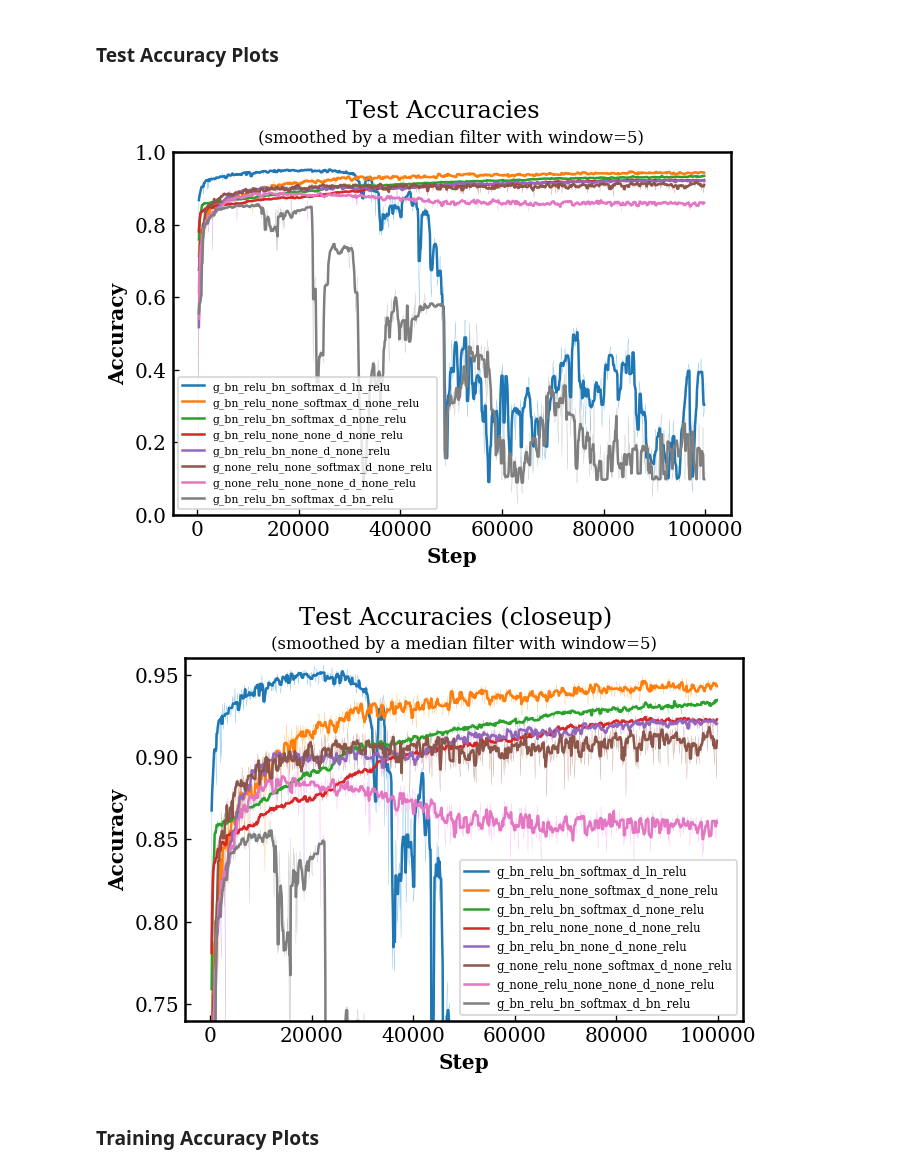
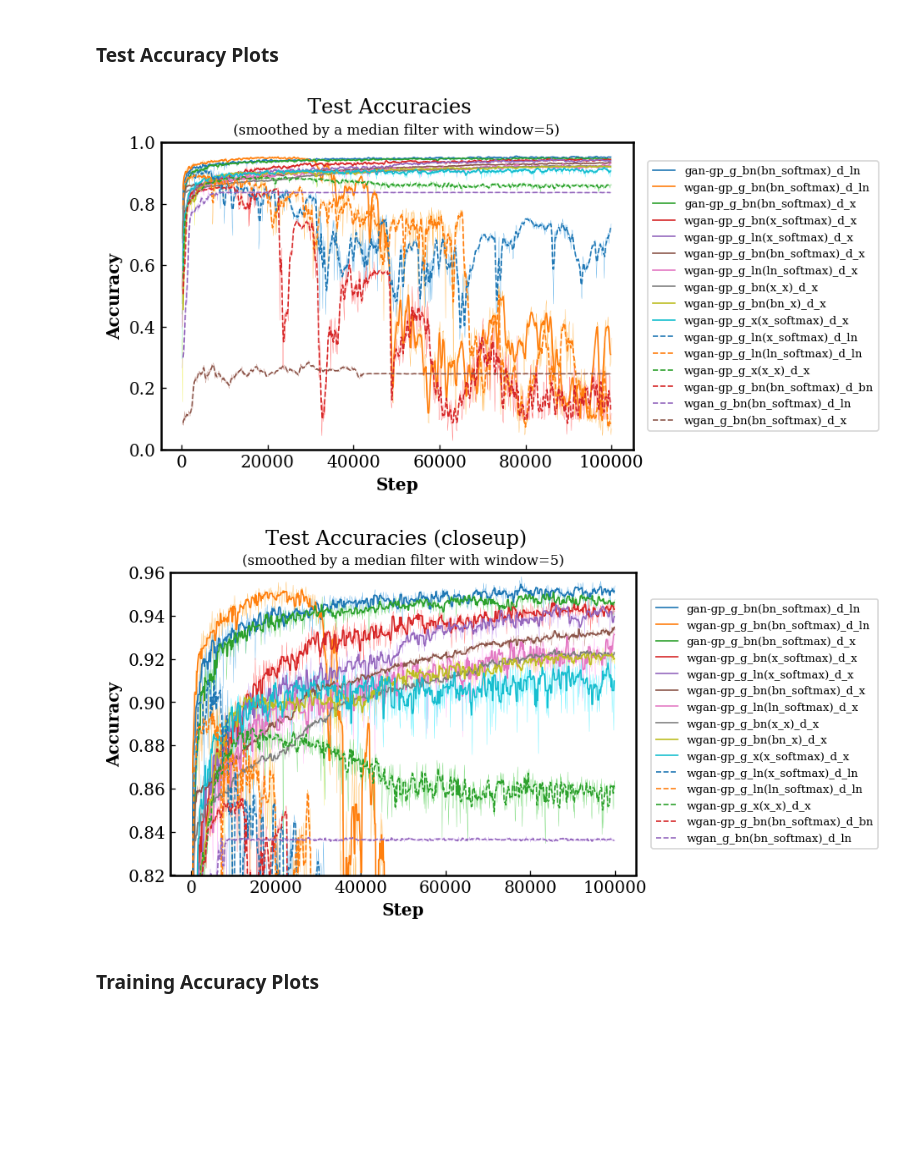
Before and after one commit to salu133445/dan, a Jupyter notebook: analysis/model_comparisons.ipynb, the cells around one changed output. Saved outputs shown, nothing was run; the diff lists cells and outputs as text; code cells hidden in the pictures; blank space fills up the shorter version.

```diff
--- a/analysis/model_comparisons.ipynb
+++ b/analysis/model_comparisons.ipynb
@@ -16,7 +18,10 @@ from matplotlib.ticker import FormatStrFormatter
 # Deal with the bold roman font bug, see
 #   https://github.com/matplotlib/matplotlib/issues/5574
 matplotlib.font_manager._rebuild()
-matplotlib.rcParams['font.family'] = 'serif'
-matplotlib.rcParams['font.size'] = 12.0
-plt.rcParams['figure.dpi'] = 120
-plt.rcParams['savefig.dpi'] = 120
+plt.rc('font', family='serif', size=12)
+plt.rc('figure', dpi=120)
+plt.rc('savefig', dpi=120)
+plt.rc('axes', prop_cycle=(
+    cycler(linestyle=['-', '--', '-.', ':']) *
+    cycler(color=['#1f77b4', '#ff7f0e', '#2ca02c', '#d62728', '#9467bd',
+                  '#8c564b', '#e377c2', '#7f7f7f', '#bcbd22', '#17becf'])))
@@ -57,4 +70,8 @@ def color_variant(hex_color, brightness_offset=1):
     rgb_int = [int(hex_value, 16) + brightness_offset for hex_value in rgb_hex]
     rgb_int = [min([255, max([0, i])]) for i in rgb_int]
     return "#" + "".join(['{:0>2}'.format(hex(i)[2:]) for i in rgb_int])
+
+def sort_by_max(data, *args):
+    sorted_indices = np.argsort(data)[::-1]
+    return tuple((np.array(arg)[sorted_indices] for arg in args))
 # %%
@@ -91,15 +95,15 @@ def plot_acc_curve(step, loss, smooth=None, window=5, label=None, filepath=None,
 # %% [markdown]
 ### Load Data
 # %%
-test_steps, test_losses, train_steps, train_losses = [], [], [], []
+test_steps, test_accs, train_steps, train_accs = [], [], [], []
 for exp_dir in EXP_DIRS:
     # Load test accuracies
-    filepath = os.path.join(exp_dir, 'logs', 'train', 'val_acc.log')
+    filepath = os.path.join(exp_dir[1], 'logs', 'train', 'val_acc.log')
     test_steps.append(np.loadtxt(filepath, int, delimiter=',', usecols=(0)))
-    test_losses.append(np.loadtxt(filepath, float, delimiter=',', usecols=(1)))
+    test_accs.append(np.loadtxt(filepath, float, delimiter=',', usecols=(1)))
     # Load training accuracies
-    filepath = os.path.join(exp_dir, 'logs', 'train', 'train_losses.log')
+    filepath = os.path.join(exp_dir[1], 'logs', 'train', 'train_losses.log')
     train_steps.append(np.loadtxt(filepath, int, delimiter=',', usecols=(0)))
-    train_losses.append(np.loadtxt(filepath, float, delimiter=',', usecols=(3)))
+    train_accs.append(np.loadtxt(filepath, float, delimiter=',', usecols=(3)))
 # %% [markdown]
 ### Performance Table
@@ -117,0 +110,7 @@ g_bn_relu_bn_softmax_d_bn_relu           0.8615
+# %%
+max_test_accs = []
+for i, exp_dir in enumerate(EXP_DIRS):
+    max_test_accs.append(test_accs[i].max())
+sorted_dirs, sorted_scores = sort_by_max(max_test_accs, EXP_DIRS, max_test_accs)
+for i, exp_dir in enumerate(sorted_dirs):
+    print("{:32} {:.4}".format(exp_dir[0], sorted_scores[i]))
@@ -121,37 +137,41 @@ g_bn_relu_bn_softmax_d_bn_relu           0.8615
 make_sure_path_exists(RESULT_DIR)
 # %%
 window = 5
-for i, exp_dir in enumerate(EXP_DIRS):
-    plot_acc_curve(test_steps[i], test_losses[i], smooth='med', window=window, label=os.path.basename(exp_dir))
-plt.ylim(0, 1)
+sorted_dirs, sorted_steps, sorted_scores = sort_by_max(max_test_accs, EXP_DIRS, test_steps, test_accs)
+for i, exp_dir in enumerate(sorted_dirs):
+    plot_acc_curve(sorted_steps[i], sorted_scores[i], smooth='avg', window=window,
+                   linewidth=1., label=exp_dir[0])
 plt.gcf().suptitle('Test Accuracies', y=0.99)
 plt.title('(smoothed by a median filter with window={})'.format(window), fontsize=10)
 plt.xlabel('Step', fontweight='bold')
 plt.ylabel('Accuracy', fontweight='bold')
+plt.ylim(0, 1)
 plt.tick_params(direction='in')
 plt.setp(plt.gca().spines.values(), linewidth=1.5)
-plt.legend(loc=3, prop={'size':6.5})
+plt.legend(bbox_to_anchor=(1.02, 0.5), loc="center left", prop={'size':8})
 plt.savefig(os.path.join(RESULT_DIR, 'test_acc.{}'.format(EXTENSION)), bbox_inches='tight')
 plt.show()
 # %% [output]
-[figure, old version]
+[figure, new version]
 # %%
 window = 5
-for i, exp_dir in enumerate(EXP_DIRS):
-    plot_acc_curve(test_steps[i], test_losses[i], smooth='med', window=window, label=os.path.basename(exp_dir))
-plt.ylim(0.74, 0.96)
+sorted_dirs, sorted_steps, sorted_scores = sort_by_max(max_test_accs, EXP_DIRS, test_steps, test_accs)
+for i, exp_dir in enumerate(sorted_dirs[:15]):
+    plot_acc_curve(sorted_steps[i], sorted_scores[i], smooth='med', window=window,
+                   linewidth=1., label=exp_dir[0])
 plt.gcf().suptitle('Test Accuracies (closeup)', y=0.99)
 plt.title('(smoothed by a median filter with window={})'.format(window), fontsize=10)
 plt.xlabel('Step', fontweight='bold')
 plt.ylabel('Accuracy', fontweight='bold')
-plt.yticks(np.arange(0.75, 0.99, 0.05))
+plt.ylim(0.82, 0.96)
+plt.yticks(np.arange(0.82, 0.961, 0.02))
 plt.tick_params(direction='in')
 plt.setp(plt.gca().spines.values(), linewidth=1.5)
-plt.legend(loc=4, prop={'size':7})
+plt.legend(bbox_to_anchor=(1.02, 0.5), loc="center left", prop={'size':8})
 plt.savefig(os.path.join(RESULT_DIR, 'test_acc_closeup.{}'.format(EXTENSION)), bbox_inches='tight')
 plt.show()
 # %% [output]
-[figure, old version]
+[figure, new version]
 # %% [markdown]
 ### Training Accuracy Plots
 # %%
```
Also changed, not shown: parts of 13 cells of this notebook.
